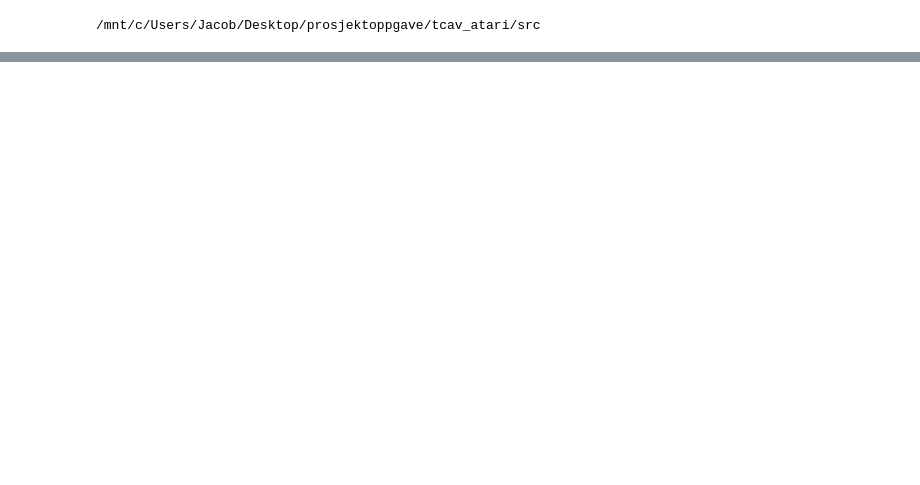
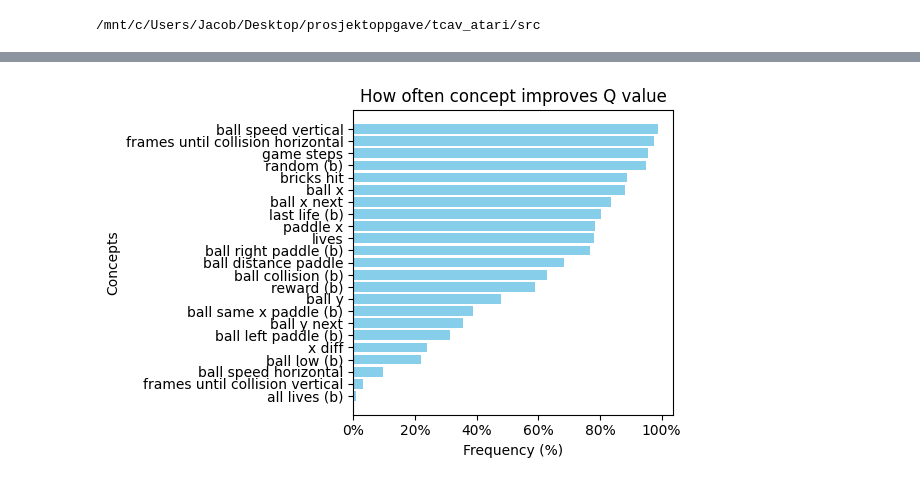
Before and after one commit to JacobLyLa/Qrunner-XAI, a Jupyter notebook: notebooks/tcav.ipynb, the cells around one changed output, grey strips where cells are left out. Cells and saved outputs as stored; diff of their text form; code cells hidden in the pictures; blank space fills up the shorter version.

```diff
--- a/notebooks/tcav.ipynb
+++ b/notebooks/tcav.ipynb
@@ -45,2 +15,27 @@ concept_q_impact = {}
+# %%
+game_data = load_game_data()
+q_network, device = load_q_network_device()
+q_network.to('cpu')
+
+layer = '5'
+hyperparams = {
+    'lr': 0.0005,
+    'batch_size': 64,
+    'epochs': 200,
+    'lambda_l1': 0.00001,
+    'patience': 5
+}
+
+actions = ['None', 'Fire', 'Right', 'Left']
+# %%
+concept_q_improvement = {} # does concept improve max(q value)?
+concept_action_improvement = {}
+concept_cavs = {} # save probe for each concept
+best_action_ratio = {a:[] for a in actions} # for each action, how often was this action improved the most by adding concept?
+# %%
+# find next layer
+for idx, (name, l) in enumerate(q_network.network.named_children()):
+    if name == layer:
+        break
 # %%
 for concept in concept_instances.values():
@@ -95,0 +90,19 @@ ValueError: Unknown label type: continuous. Maybe you are trying to fit a classi
+# %%
+sorted_data = sorted(concept_q_improvement.items(), key=lambda x: x[1], reverse=True)
+# Extracting keys and values, and converting values to percentages
+keys = [item[0] for item in sorted_data]
+values = [item[1] * 100 for item in sorted_data]
+
+# Creating the bar chart
+plt.figure(figsize=(6, 4))
+plt.barh(keys, values, color='skyblue')
+plt.xlabel('Frequency (%)')
+plt.ylabel('Concepts')
+plt.title('How often concept improves Q value')
+plt.gca().invert_yaxis()  # To display the largest values at the top
+plt.gca().xaxis.set_major_formatter(mticker.PercentFormatter())
+plt.gca().xaxis.set_ticks(range(0, 101, 20))
+plt.tight_layout()
+plt.show()
+# %% [output]
+[figure, added]
```
Also changed, not shown: parts of 9 cells of this notebook, 4 other files.
